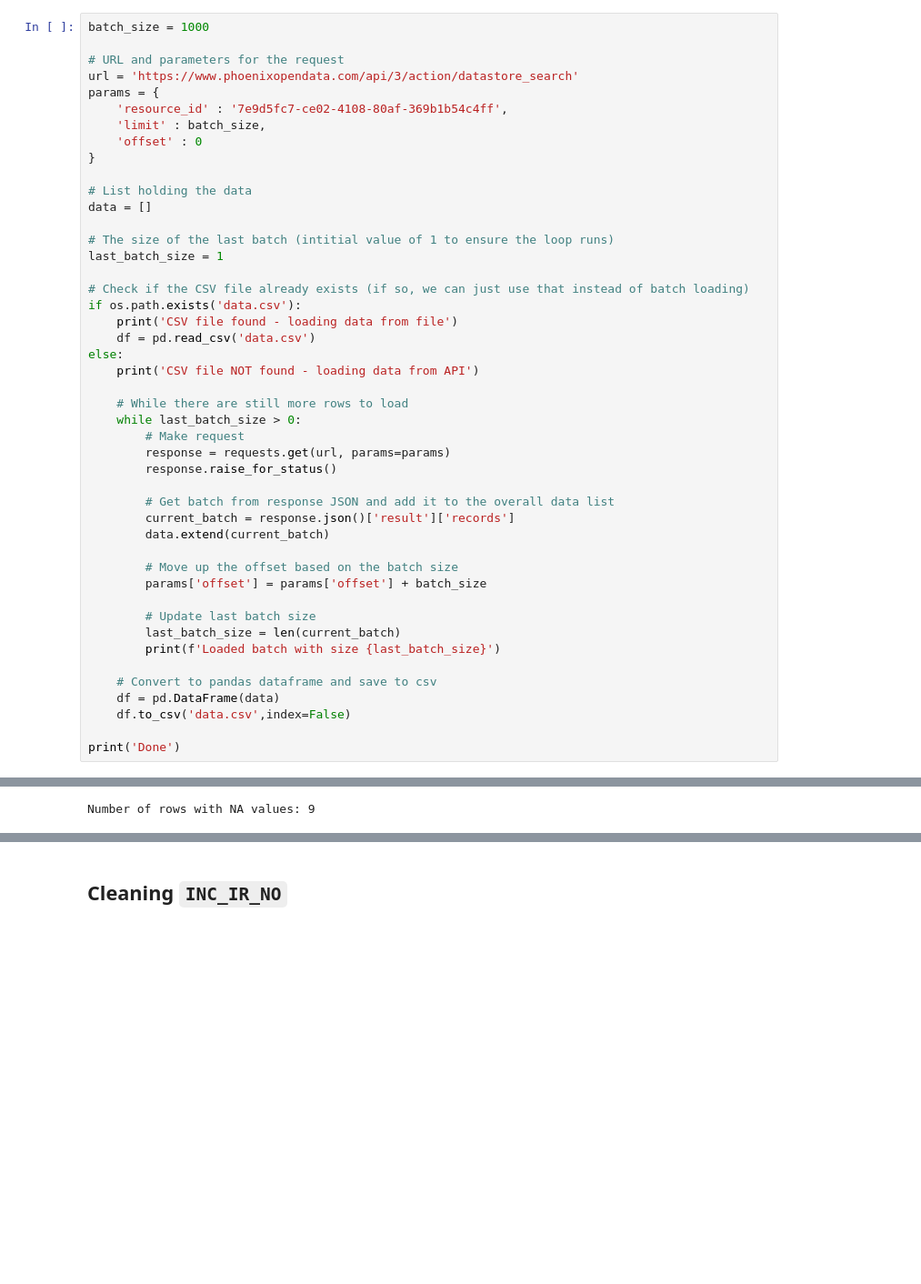
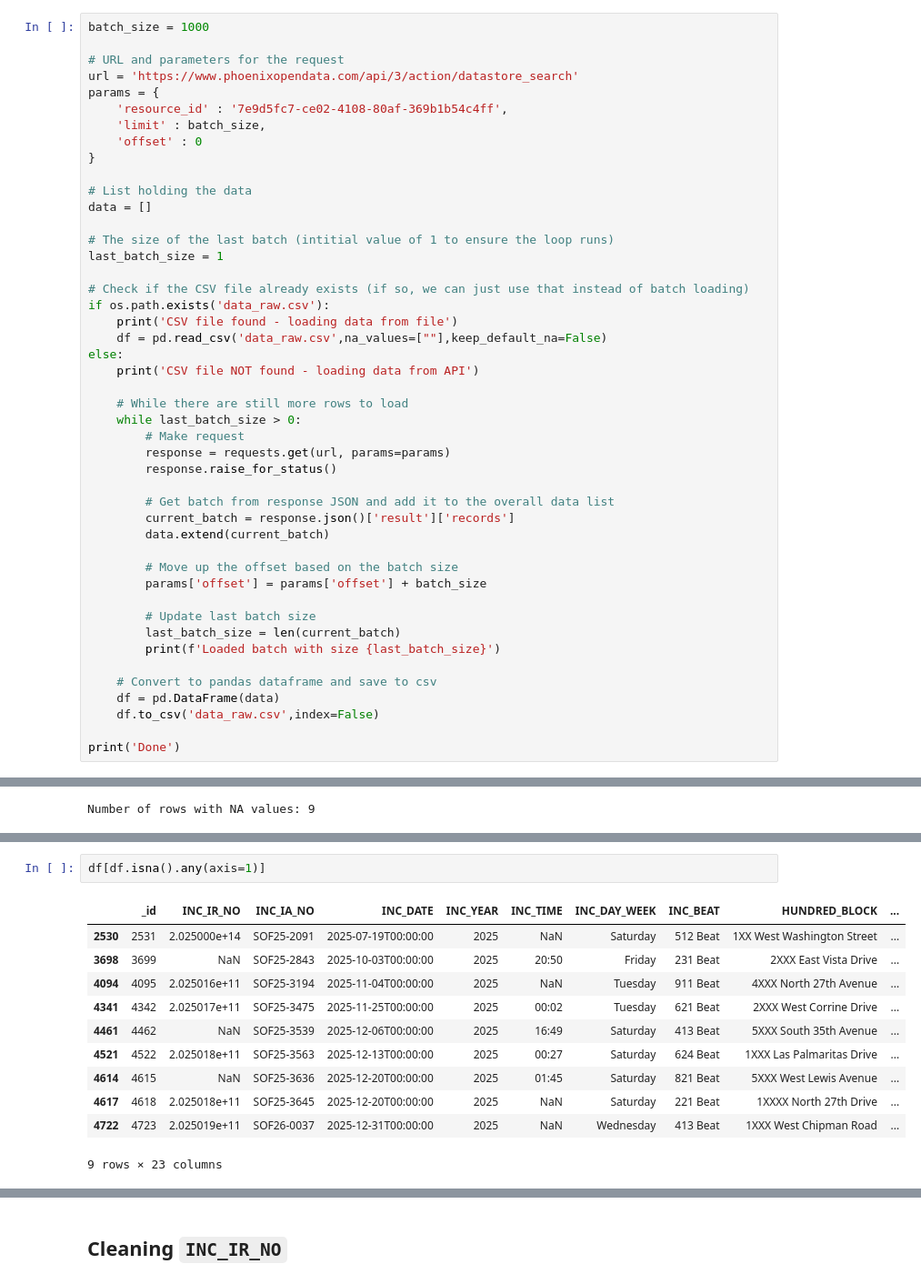
Before and after one commit to Saile5234/DAEN_328_Project, a Jupyter notebook: DAEN_328_Data_Pipeline_Phoenix_Project.ipynb, the cells around one changed output, grey strips where cells are left out. Shown at 91% size. Drawn from its saved outputs; the diff is of its cells as text; blank space fills up the shorter version.

```diff
--- a/DAEN_328_Data_Pipeline_Phoenix_Project.ipynb
+++ b/DAEN_328_Data_Pipeline_Phoenix_Project.ipynb
@@ -29,9 +33,9 @@ data = []
 last_batch_size = 1
 
 # Check if the CSV file already exists (if so, we can just use that instead of batch loading)
-if os.path.exists('data.csv'):
+if os.path.exists('data_raw.csv'):
     print('CSV file found - loading data from file')
-    df = pd.read_csv('data.csv')
+    df = pd.read_csv('data_raw.csv',na_values=[""],keep_default_na=False)
 else:
     print('CSV file NOT found - loading data from API')
 
@@ -54,7 +58,7 @@ else:
 
     # Convert to pandas dataframe and save to csv
     df = pd.DataFrame(data)
-    df.to_csv('data.csv',index=False)
+    df.to_csv('data_raw.csv',index=False)
 
 print('Done')
 # %% [output]
@@ -142,0 +141,14 @@ Number of rows with NA values: 9
+# %%
+df[df.isna().any(axis=1)]
+# %% [output]
+|  | _id | INC_IR_NO | INC_IA_NO | INC_DATE | INC_YEAR | INC_TIME | INC_DAY_WEEK | INC_BEAT | HUNDRED_BLOCK | ... |
+| 2530 | 2531 | 2.025000e+14 | SOF25-2091 | 2025-07-19T00:00:00 | 2025 | NaN | Saturday | 512 Beat | 1XX West Washington Street | ... |
+| 3698 | 3699 | NaN | SOF25-2843 | 2025-10-03T00:00:00 | 2025 | 20:50 | Friday | 231 Beat | 2XXX East Vista Drive | ... |
+| 4094 | 4095 | 2.025016e+11 | SOF25-3194 | 2025-11-04T00:00:00 | 2025 | NaN | Tuesday | 911 Beat | 4XXX North 27th Avenue | ... |
+| 4341 | 4342 | 2.025017e+11 | SOF25-3475 | 2025-11-25T00:00:00 | 2025 | 00:02 | Tuesday | 621 Beat | 2XXX West Corrine Drive | ... |
+| 4461 | 4462 | NaN | SOF25-3539 | 2025-12-06T00:00:00 | 2025 | 16:49 | Saturday | 413 Beat | 5XXX South 35th Avenue | ... |
+| 4521 | 4522 | 2.025018e+11 | SOF25-3563 | 2025-12-13T00:00:00 | 2025 | 00:27 | Saturday | 624 Beat | 1XXX Las Palmaritas Drive | ... |
+| 4614 | 4615 | NaN | SOF25-3636 | 2025-12-20T00:00:00 | 2025 | 01:45 | Saturday | 821 Beat | 5XXX West Lewis Avenue | ... |
+| 4617 | 4618 | 2.025018e+11 | SOF25-3645 | 2025-12-20T00:00:00 | 2025 | NaN | Saturday | 221 Beat | 1XXXX North 27th Drive | ... |
+| 4722 | 4723 | 2.025019e+11 | SOF26-0037 | 2025-12-31T00:00:00 | 2025 | NaN | Wednesday | 413 Beat | 1XXX West Chipman Road | ... |
+9 rows × 23 columns
```
Also changed, not shown: parts of 132 cells of this notebook, 5 other files.
